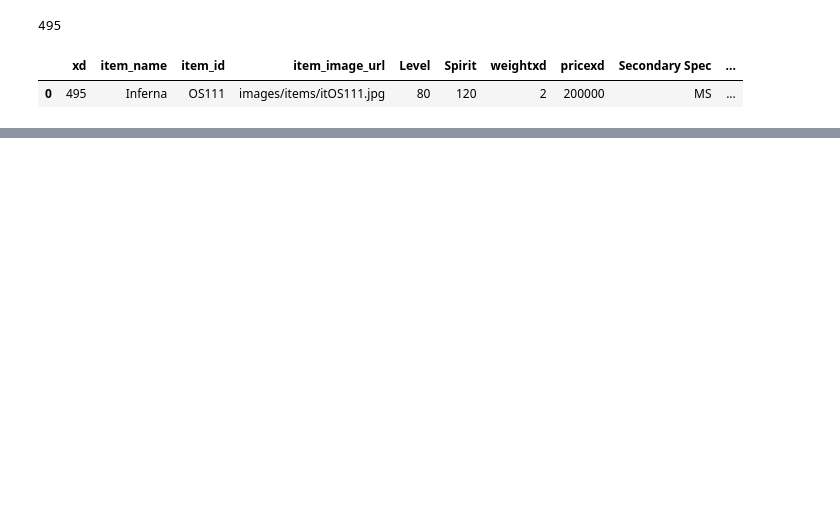
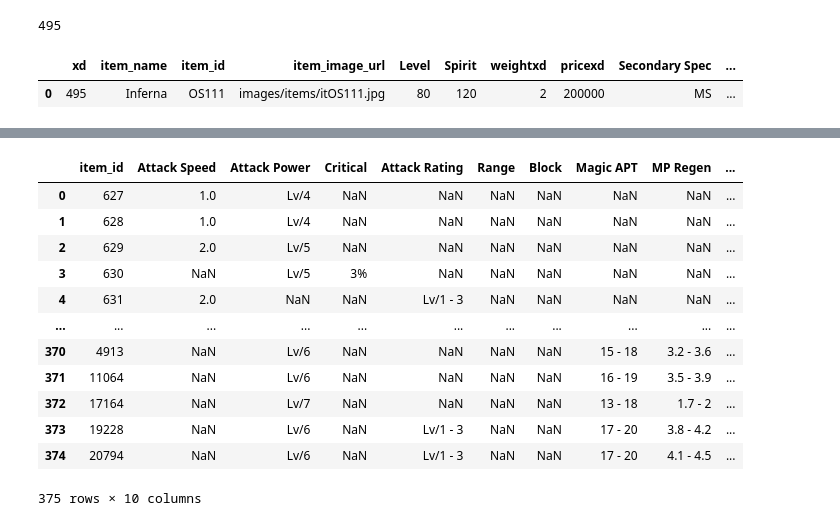
Before and after one commit to Arancium98/Items, a Jupyter notebook: Scrapper.ipynb, the cells around one changed output, grey strips where cells are left out. Drawn from its saved outputs; the diff is of its cells as text; code cells hidden in the pictures; blank space fills up the shorter version.

```diff
--- a/Scrapper.ipynb
+++ b/Scrapper.ipynb
@@ -576,2 +336,5 @@ test
 # %%
 xd2.to_csv('special_weapons.csv', index=False)
+# %%
+weapondf = pd.read_csv('weapons.csv')
+specialweapondf = pd.read_csv('special_weapons.csv')
@@ -577,0 +395,16 @@ xd2.to_csv('special_weapons.csv', index=False)
+# %%
+specialweapondf
+# %% [output]
+|  | item_id | Attack Speed | Attack Power | Critical | Attack Rating | Range | Block | Magic APT | MP Regen | ... |
+| 0 | 627 | 1.0 | Lv/4 | NaN | NaN | NaN | NaN | NaN | NaN | ... |
+| 1 | 628 | 1.0 | Lv/4 | NaN | NaN | NaN | NaN | NaN | NaN | ... |
+| 2 | 629 | 2.0 | Lv/5 | NaN | NaN | NaN | NaN | NaN | NaN | ... |
+| 3 | 630 | NaN | Lv/5 | 3% | NaN | NaN | NaN | NaN | NaN | ... |
+| 4 | 631 | 2.0 | NaN | NaN | Lv/1 - 3 | NaN | NaN | NaN | NaN | ... |
+| ... | ... | ... | ... | ... | ... | ... | ... | ... | ... | ... |
+| 370 | 4913 | NaN | Lv/6 | NaN | NaN | NaN | NaN | 15 - 18 | 3.2 - 3.6 | ... |
+| 371 | 11064 | NaN | Lv/6 | NaN | NaN | NaN | NaN | 16 - 19 | 3.5 - 3.9 | ... |
+| 372 | 17164 | NaN | Lv/7 | NaN | NaN | NaN | NaN | 13 - 18 | 1.7 - 2 | ... |
+| 373 | 19228 | NaN | Lv/6 | NaN | Lv/1 - 3 | NaN | NaN | 17 - 20 | 3.8 - 4.2 | ... |
+| 374 | 20794 | NaN | Lv/6 | NaN | Lv/1 - 3 | NaN | NaN | 17 - 20 | 4.1 - 4.5 | ... |
+375 rows × 10 columns
```
Also changed, not shown: parts of 29 cells of this notebook, 8 other files.
